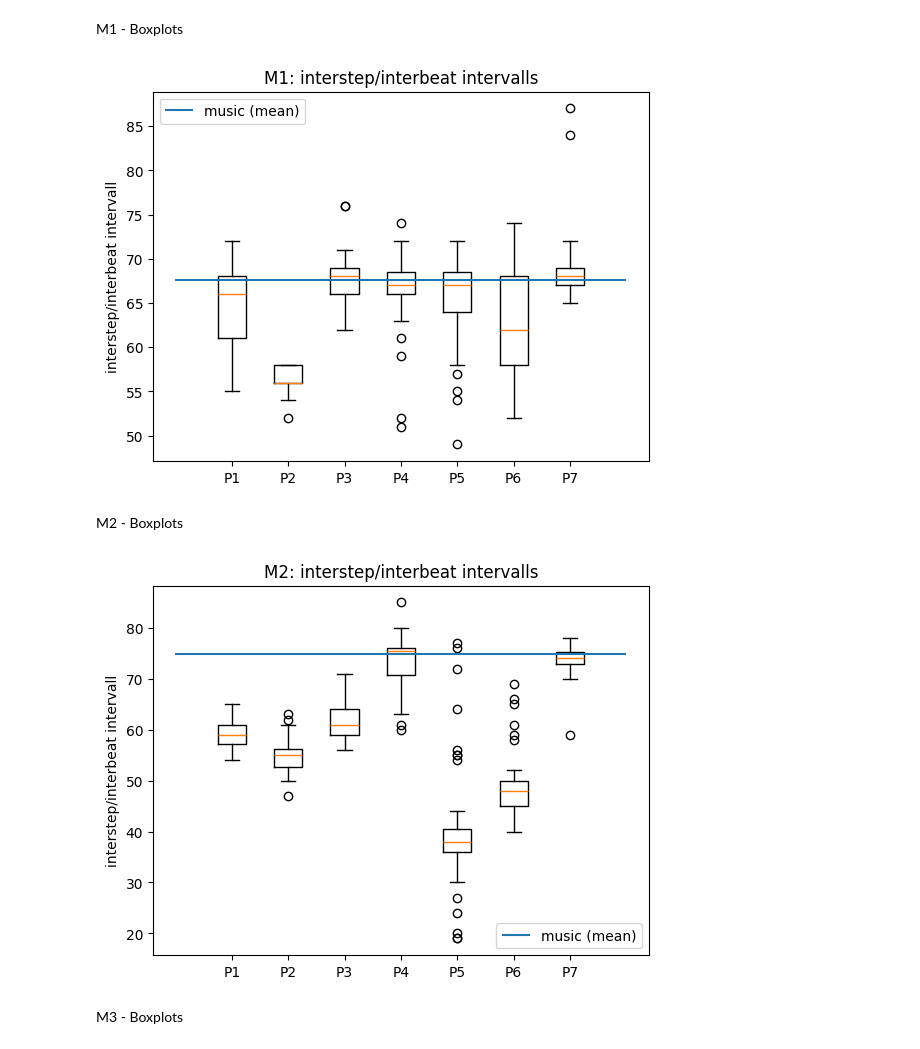
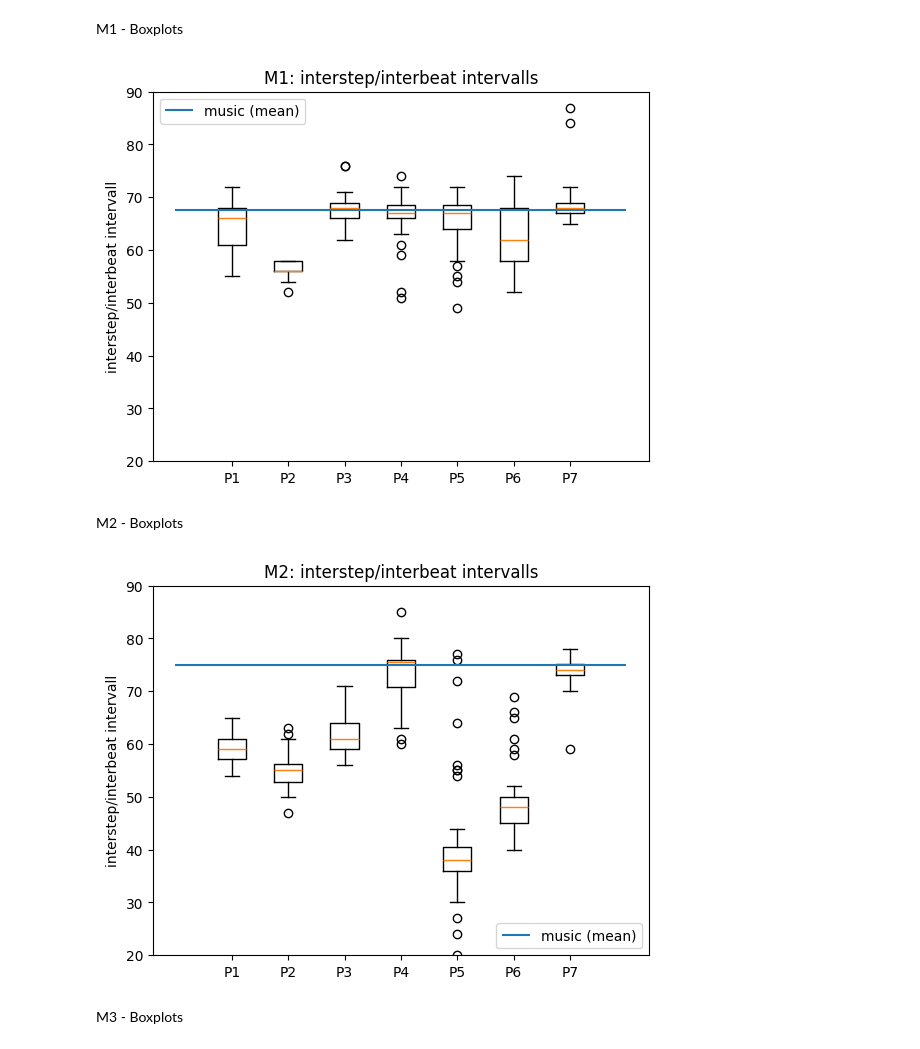
Before and after one commit to andren967/UE_Motion_Capturing, a Jupyter notebook: diagramms.ipynb, the cells around one changed output. Saved outputs shown, nothing was run; the diff lists cells and outputs as text; code cells hidden in the pictures.

```diff
--- a/diagramms.ipynb
+++ b/diagramms.ipynb
@@ -194,16 +194,17 @@ for string in lM1:
 # %%
 fig, ax = plt.subplots()
 ax.boxplot(dictIntervalls.values())
 ax.set_xticklabels(dictIntervalls.keys())
 plt.hlines(statistics.mean(interbeatM1),0,8,label="music (mean)")
 
+plt.ylim([20,90])
 plt.xticks(np.arange(1,8),labels=['P1','P2','P3','P4','P5','P6','P7'])
 plt.title("M1: interstep/interbeat intervalls")
 plt.ylabel("interstep/interbeat intervall")
 plt.legend(loc="upper left")
 plt.savefig("../UE_Motion_Capture/pictures/M1_Boxplots.png")
 # %% [output]
-[figure, old version]
+[figure, new version]
 # %% [markdown]
 M2 - Boxplots
 # %%
@@ -230,13 +231,14 @@ ax.boxplot(dictIntervalls.values())
 ax.set_xticklabels(dictIntervalls.keys())
 plt.hlines(statistics.mean(interbeatM2),0,8,label="music (mean)")
 
+plt.ylim([20,90])
 plt.xticks(np.arange(1,8),labels=['P1','P2','P3','P4','P5','P6','P7'])
 plt.title("M2: interstep/interbeat intervalls")
 plt.ylabel("interstep/interbeat intervall")
 plt.legend(loc="lower right")
 plt.savefig("../UE_Motion_Capture/pictures/M2_Boxplots.png")
 # %% [output]
-[figure, old version]
+[figure, new version]
 # %% [markdown]
 M3 - Boxplots
 # %%
```
Also changed, not shown: parts of 1 cell of this notebook, 5 other files.
